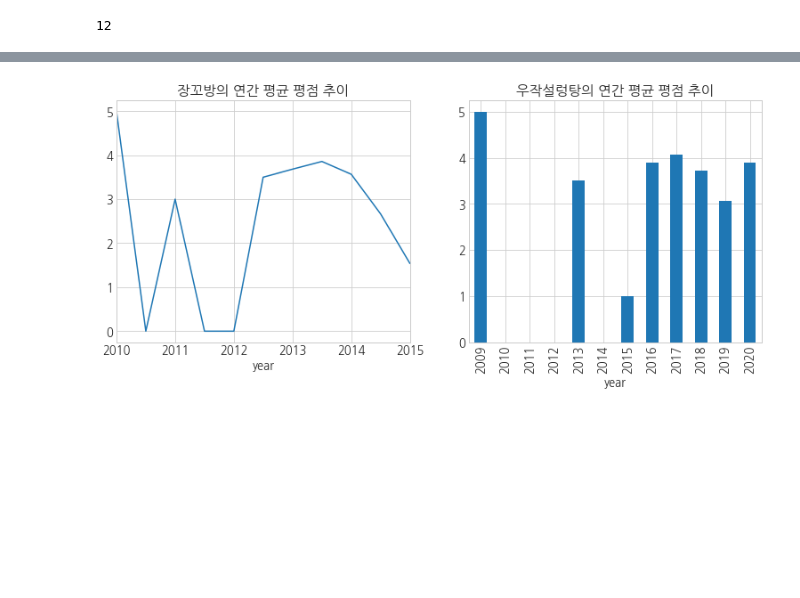
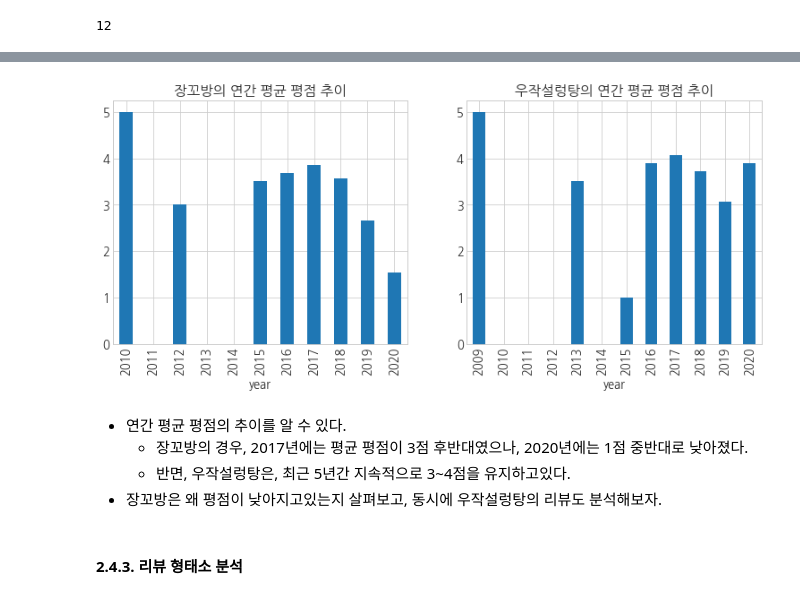
Before and after one commit to Sean-Parkk/playdata_miniproject, a Jupyter notebook: 귀여운펭귄처럼_분석.ipynb, the cells around one changed output, grey strips where cells are left out. Saved outputs shown, nothing was run; the diff lists cells and outputs as text; code cells hidden in the pictures; blank space fills up the shorter version.

```diff
--- a/귀여운펭귄처럼_분석.ipynb
+++ b/귀여운펭귄처럼_분석.ipynb
@@ -566,17 +552,24 @@ Freq: A-DEC, Name: score, dtype: float64
 # %%
 f, ax = plt.subplots(1, 2, figsize=(13, 5))
-review_jgb[review_jgb.score!=0]['score'].resample('y').mean().fillna(0).plot(ax=ax[0])
-# ax[0].set_xticks(range(len(review_jgb['score'].resample('y'))))
+review_jgb[review_jgb.score!=0]['score'].resample('y').mean().fillna(0).plot('bar', ax=ax[0])
+ax[0].set_xticks(range(len(review_jgb['score'].resample('y'))))
 ax[0].set_xticklabels(review_jgb['score'].resample('y').mean().index.year)
 ax[0].set_xlabel('year')
 ax[0].set_title('장꼬방의 연간 평균 평점 추이')
 
 review_wj[review_wj.score!=0]['score'].resample('y').mean().plot('bar', ax=ax[1])
 ax[1].set_xticks(range(len(review_wj['score'].resample('y'))))
 ax[1].set_xticklabels(review_wj['score'].resample('y').mean().index.year)
 ax[1].set_xlabel('year')
 ax[1].set_title('우작설렁탕의 연간 평균 평점 추이')
 
 plt.show()
 # %% [output]
-[figure, old version]
+[figure, new version]
+# %% [markdown]
+* 연간 평균 평점의 추이를 알 수 있다.
+    * 장꼬방의 경우, 2017년에는 평균 평점이 3점 후반대였으나, 2020년에는 1점 중반대로 낮아졌다.
+    * 반면, 우작설렁탕은, 최근 5년간 지속적으로 3~4점을 유지하고있다.
+* 장꼬방은 왜 평점이 낮아지고있는지 살펴보고, 동시에 우작설렁탕의 리뷰도 분석해보자.
+# %% [markdown]
+#### 2.4.3. 리뷰 형태소 분석
```
Also changed, not shown: parts of 14 cells of this notebook.
